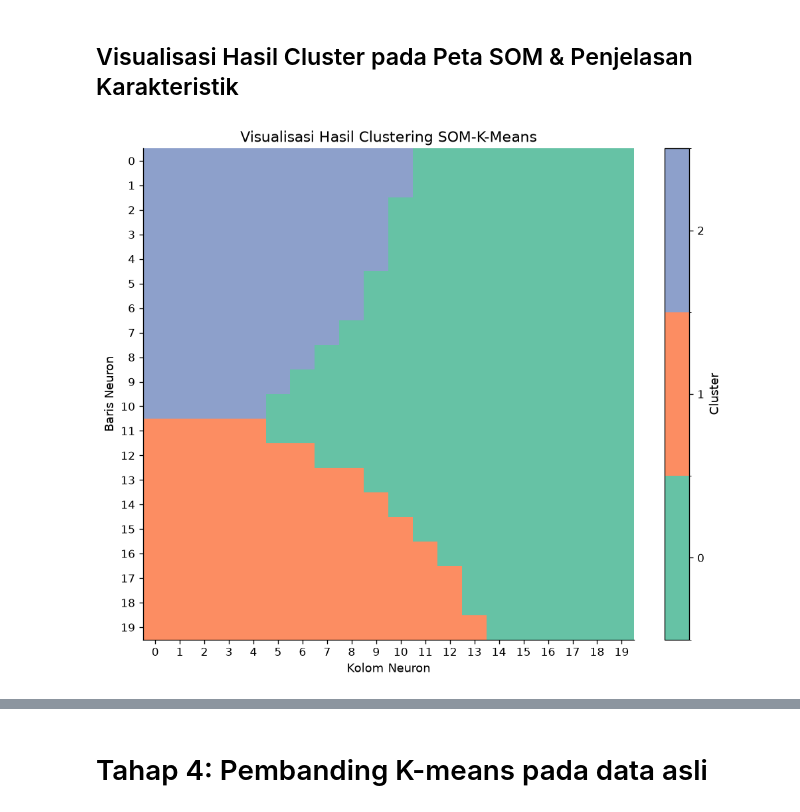
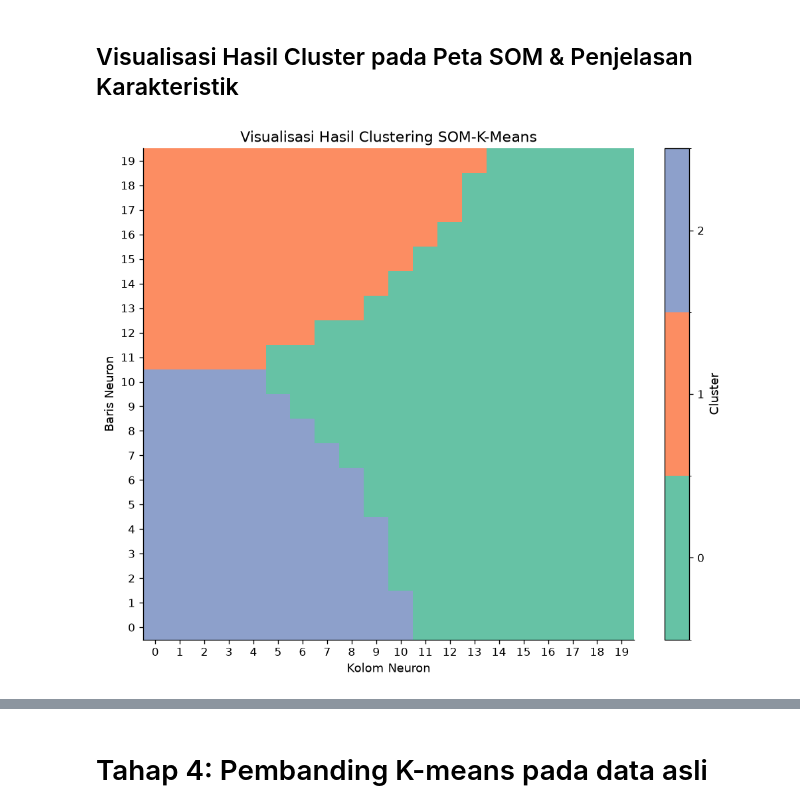
Before and after one commit to valencxiaxD/Mini-Proyek---Kecerdasan-Artifisial, a Jupyter notebook: mini_proyek.ipynb, the cells around one changed output, grey strips where cells are left out. Drawn from its saved outputs; the diff is of its cells as text; code cells hidden in the pictures.

```diff
--- a/mini_proyek.ipynb
+++ b/mini_proyek.ipynb
@@ -481,24 +542,24 @@ Jumlah Akhir Label: 3537
 # %%
 mapping_cluster_res_3 = np.full((som.baris, som.kolom), np.nan)
 for posisi, cluster in zip(neuron_criteria, label):
     baris, kolom = posisi
     mapping_cluster_res_3[baris, kolom] = cluster
 
 jumlah_cluster = len(np.unique(label))
 warna = sns.color_palette('Set2', jumlah_cluster)
 cmap = ListedColormap(warna)
 batas = np.arange(-0.5, jumlah_cluster + 0.5, 1)
 norm = BoundaryNorm(batas, cmap.N)
 
 plt.figure(figsize=(10, 8))
-plt.imshow(mapping_cluster_res_3, cmap=cmap, norm=norm, interpolation='nearest', aspect='equal')
+plt.imshow(mapping_cluster_res_3, cmap=cmap, norm=norm, interpolation='nearest', aspect='equal', origin='lower')
 plt.colorbar(ticks=np.arange(jumlah_cluster), label='Cluster')
 
 plt.title('Visualisasi Hasil Clustering SOM-K-Means')
 plt.xlabel('Kolom Neuron')
 plt.ylabel('Baris Neuron')
 plt.xticks(range(som.kolom))
 plt.yticks(range(som.baris))
 plt.show()
 # %% [output]
-[figure, old version]
+[figure, new version]
```
Also changed, not shown: parts of 31 cells of this notebook.
